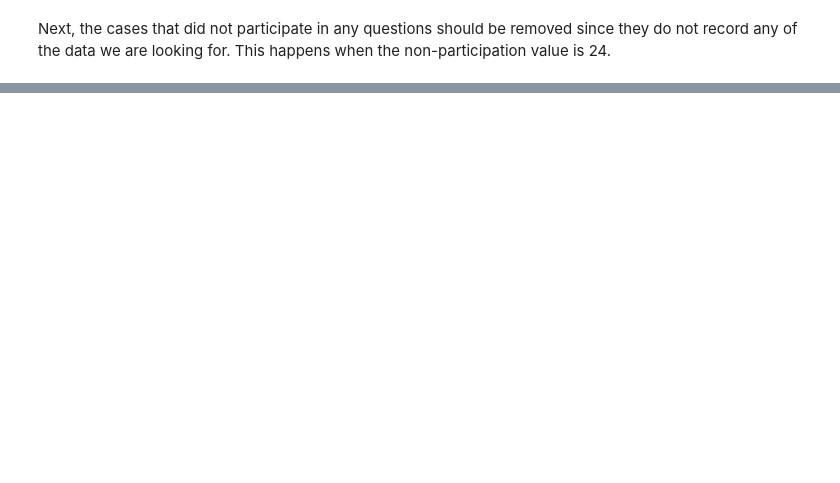
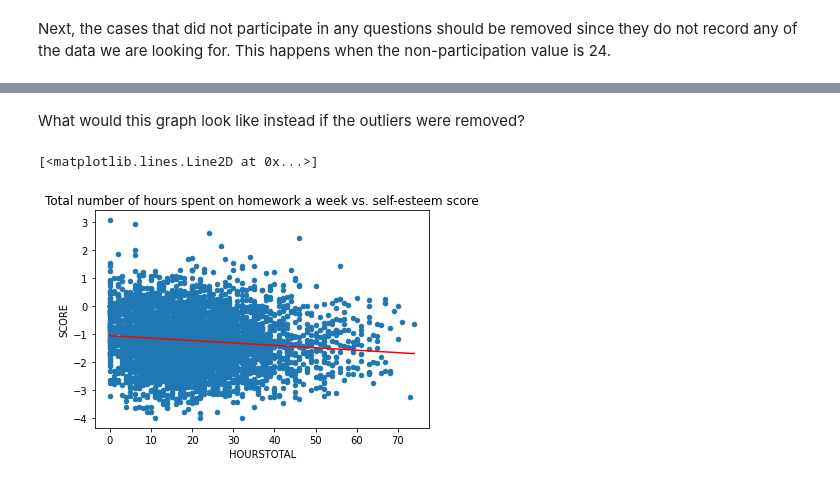
Before and after one commit to shaw5lee/cmsc320_finaltutorial, a Jupyter notebook: tutorial.ipynb, the cells around one changed output, grey strips where cells are left out. Cells and saved outputs as stored; diff of their text form; code cells hidden in the pictures; blank space fills up the shorter version.

```diff
--- a/tutorial.ipynb
+++ b/tutorial.ipynb
@@ -186,0 +403,18 @@ statistics.head()
+# %% [markdown]
+What would this graph look like instead if the outliers were removed?
+# %%
+no_outliers = regressiondat[np.abs(regressiondat.HOURSTOTAL-regressiondat.HOURSTOTAL.mean())<=(3*regressiondat.HOURSTOTAL.std())]
+
+no_outliers.plot(x='HOURSTOTAL', y='SCORE', kind='scatter', title="Total number of hours spent on homework a week vs. self-esteem score")
+
+#plotting linear regression line
+xlist = list(no_outliers['HOURSTOTAL'])
+ylist = list(no_outliers['SCORE'])
+
+inter_list = [i for i in np.linspace(min(xlist), max(xlist), num=5)]
+coeff = np.polyfit(xlist, ylist, 1)
+yvals = [x*coeff[0]+coeff[1] for x in inter_list]
+plt.plot(inter_list, yvals, color='red')
+# %% [output]
+[<matplotlib.lines.Line2D at 0x...>]
+[figure, added]
```
Also changed, not shown: parts of 34 cells of this notebook, 1 other file.
